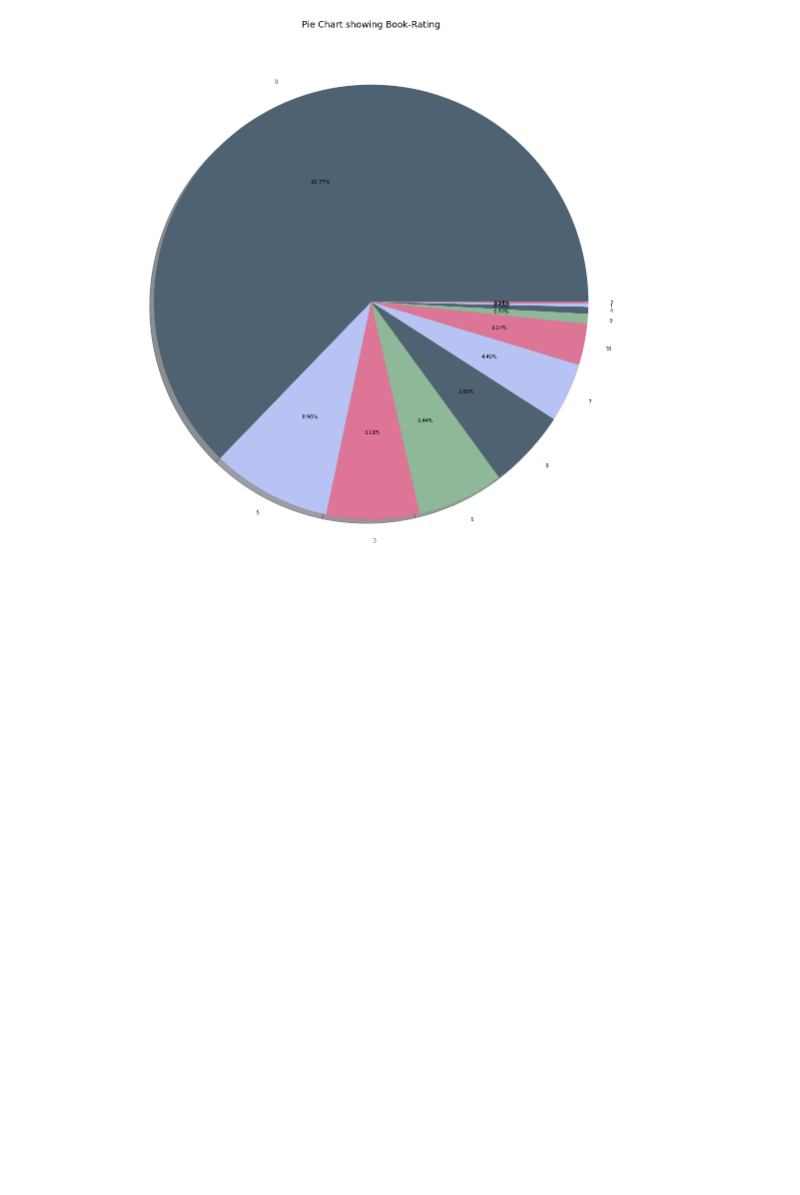
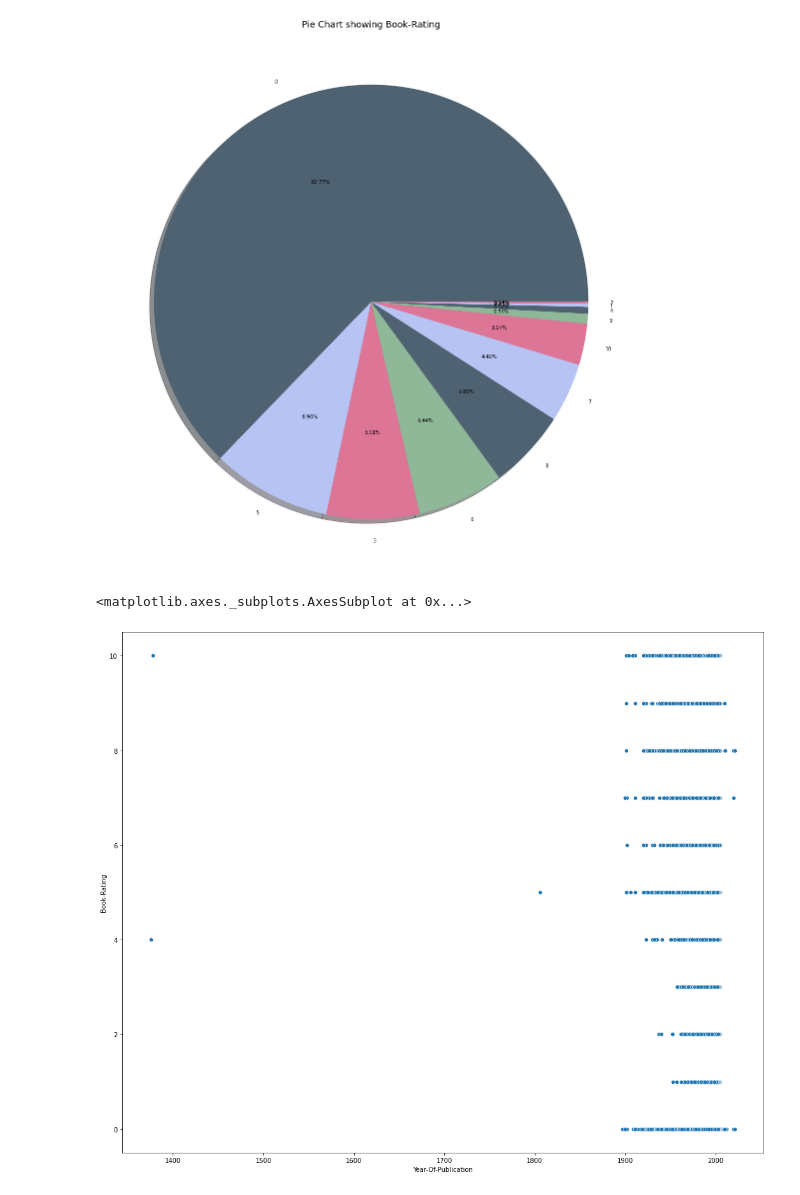
Before and after one commit to Shailendra114/Books-Recommendation-System-Unsupervised-Machine-Learning-, a Jupyter notebook: Books_Recommendation_System.ipynb, the cells around one changed output. Drawn from its saved outputs; the diff is of its cells as text; code cells hidden in the pictures; blank space fills up the shorter version.

```diff
--- a/Books_Recommendation_System.ipynb
+++ b/Books_Recommendation_System.ipynb
@@ -801,3 +810,9 @@ plt.title('Pie Chart showing Book-Rating', fontsize = 18)
 # %% [output]
 Text(0.5, 1.0, 'Pie Chart showing Book-Rating')
 [figure]
+# %%
+plt.figure(figsize=(18,15))
+sns.scatterplot(data=merged_data,x='Year-Of-Publication',y='Book-Rating')
+# %% [output]
+<matplotlib.axes._subplots.AxesSubplot at 0x...>
+[figure, added]
```
Also changed, not shown: parts of 4 cells of this notebook.
